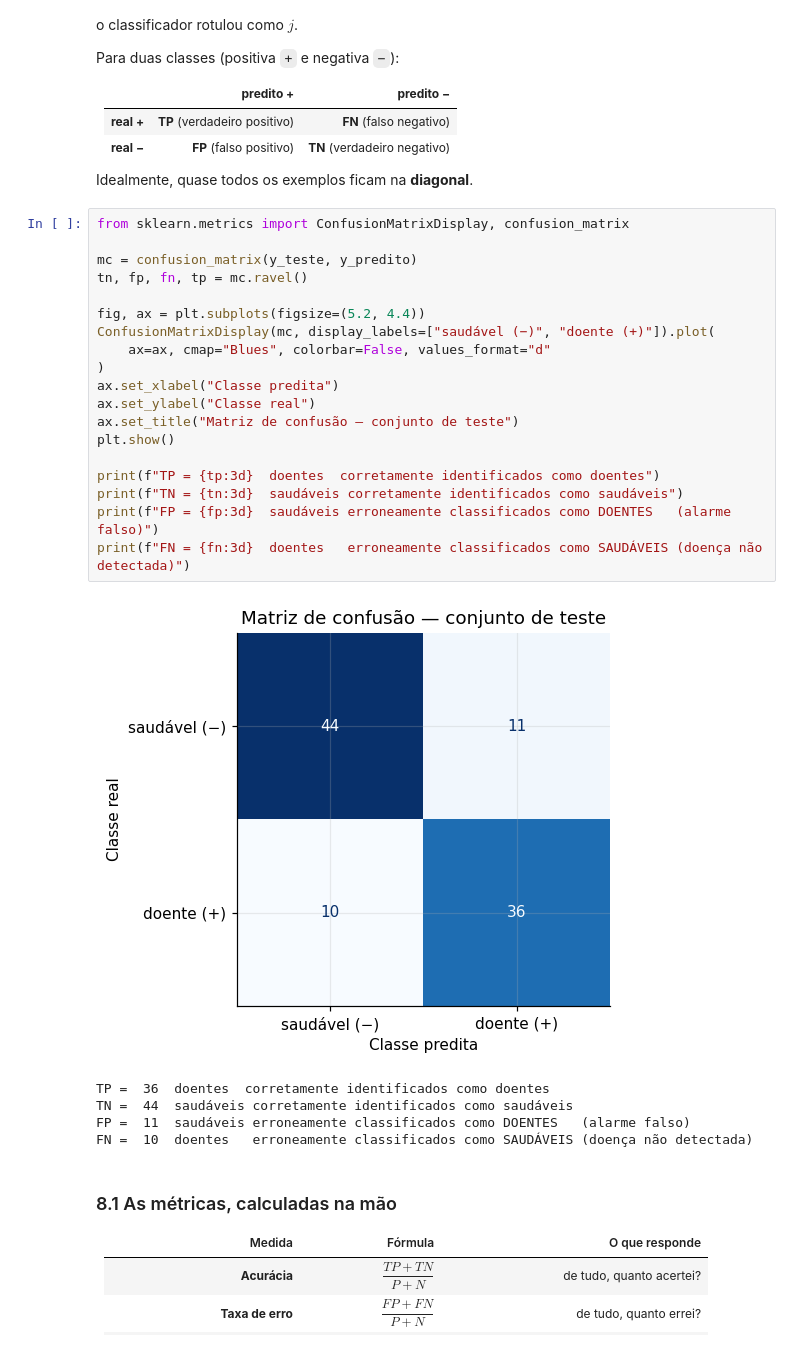
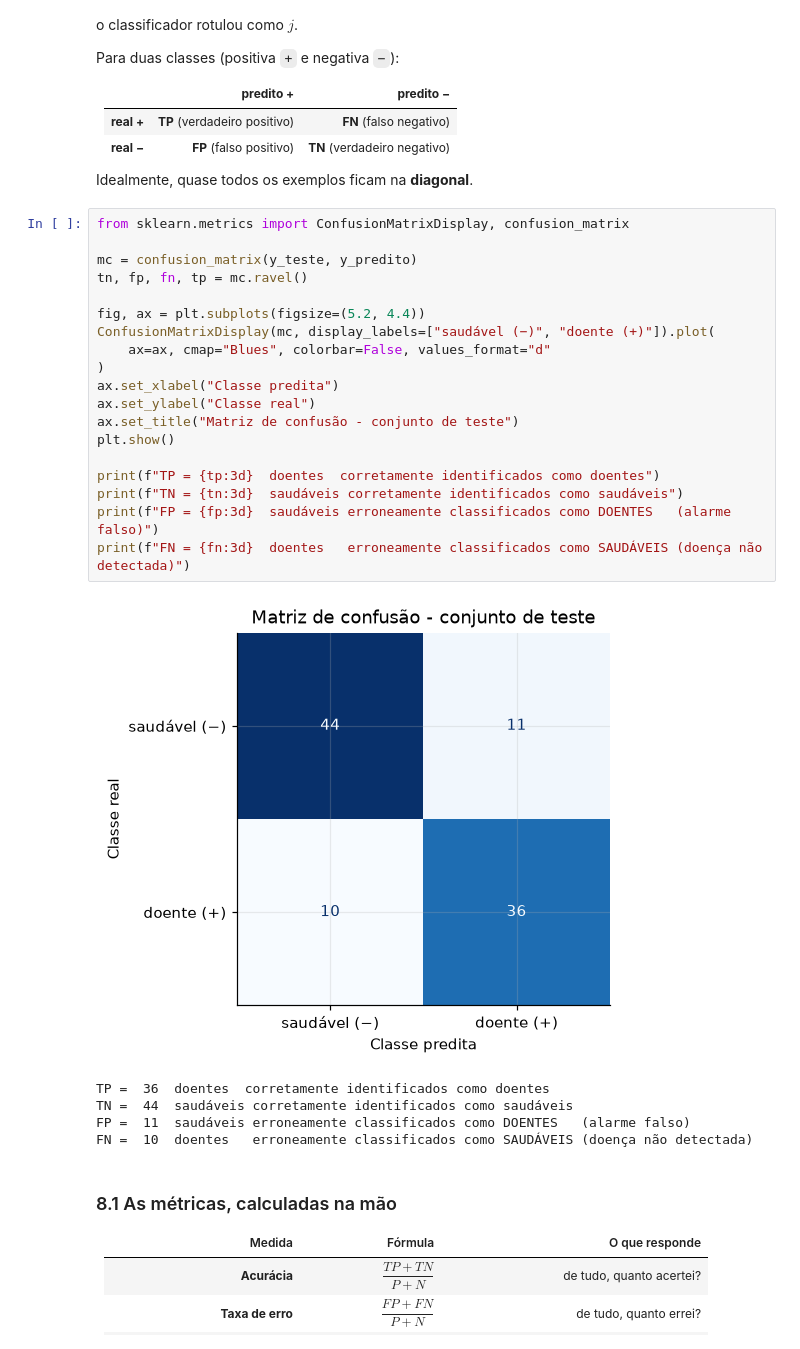
Before and after one commit to bmnogueira-ufms/IA-2026-02, a Jupyter notebook: Aulas Práticas/aula01-introducao-am/aula01-introducao-am.ipynb, the cells around one changed output. Saved outputs shown, nothing was run; the diff lists cells and outputs as text.

```diff
--- a/Aulas Práticas/aula01-introducao-am/aula01-introducao-am.ipynb
+++ b/Aulas Práticas/aula01-introducao-am/aula01-introducao-am.ipynb
@@ -1101,24 +1100,24 @@ Idealmente, quase todos os exemplos ficam na **diagonal**.
 # %%
 from sklearn.metrics import ConfusionMatrixDisplay, confusion_matrix
 
 mc = confusion_matrix(y_teste, y_predito)
 tn, fp, fn, tp = mc.ravel()
 
 fig, ax = plt.subplots(figsize=(5.2, 4.4))
 ConfusionMatrixDisplay(mc, display_labels=["saudável (−)", "doente (+)"]).plot(
     ax=ax, cmap="Blues", colorbar=False, values_format="d"
 )
 ax.set_xlabel("Classe predita")
 ax.set_ylabel("Classe real")
-ax.set_title("Matriz de confusão — conjunto de teste")
+ax.set_title("Matriz de confusão - conjunto de teste")
 plt.show()
 
 print(f"TP = {tp:3d}  doentes  corretamente identificados como doentes")
 print(f"TN = {tn:3d}  saudáveis corretamente identificados como saudáveis")
 print(f"FP = {fp:3d}  saudáveis erroneamente classificados como DOENTES   (alarme falso)")
 print(f"FN = {fn:3d}  doentes   erroneamente classificados como SAUDÁVEIS (doença não detectada)")
 # %% [output]
-[figure, old version]
+[figure, new version]
 TP =  36  doentes  corretamente identificados como doentes
 TN =  44  saudáveis corretamente identificados como saudáveis
 FP =  11  saudáveis erroneamente classificados como DOENTES   (alarme falso)
```
Also changed, not shown: parts of 56 cells of this notebook, 9 other files.
